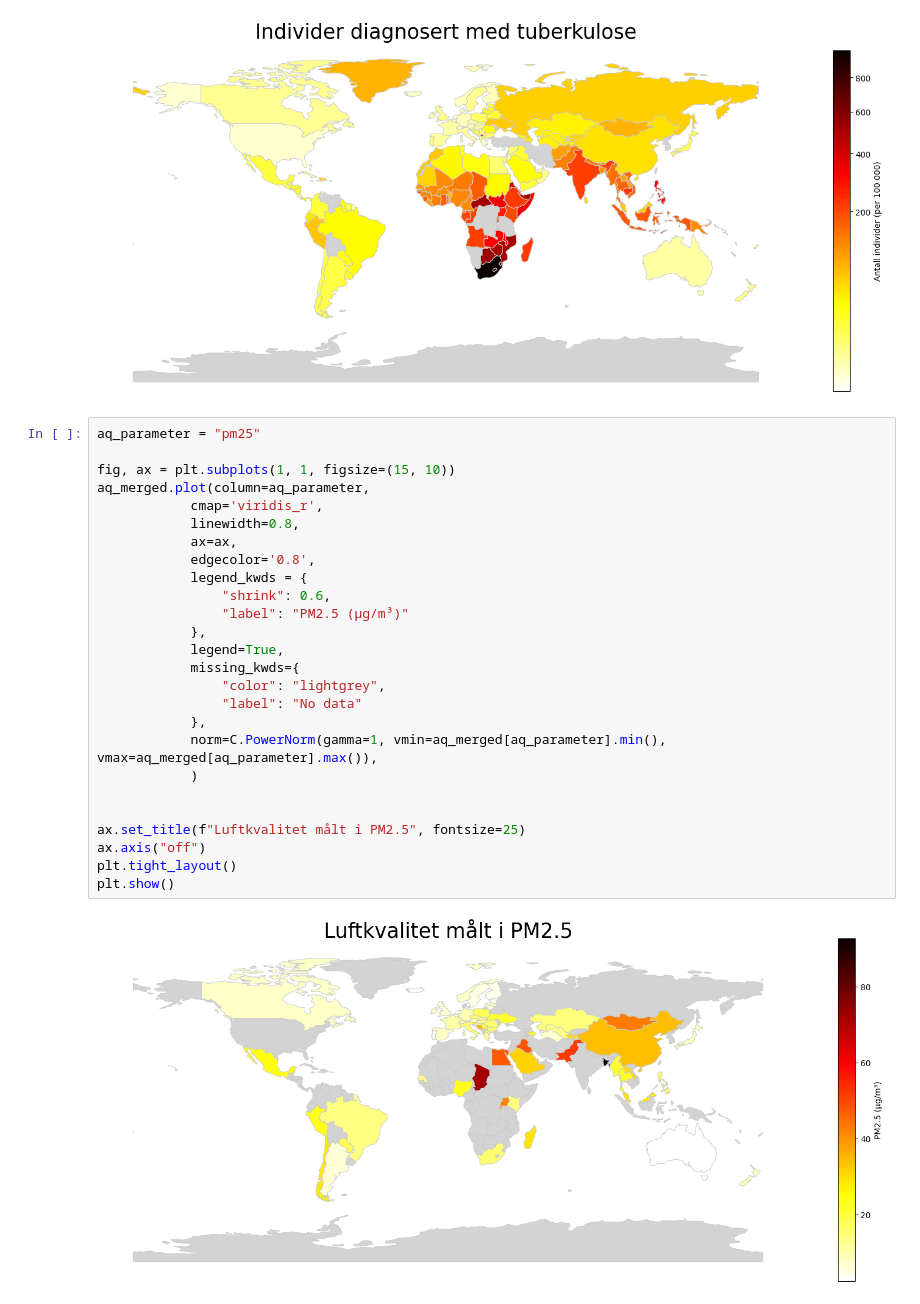
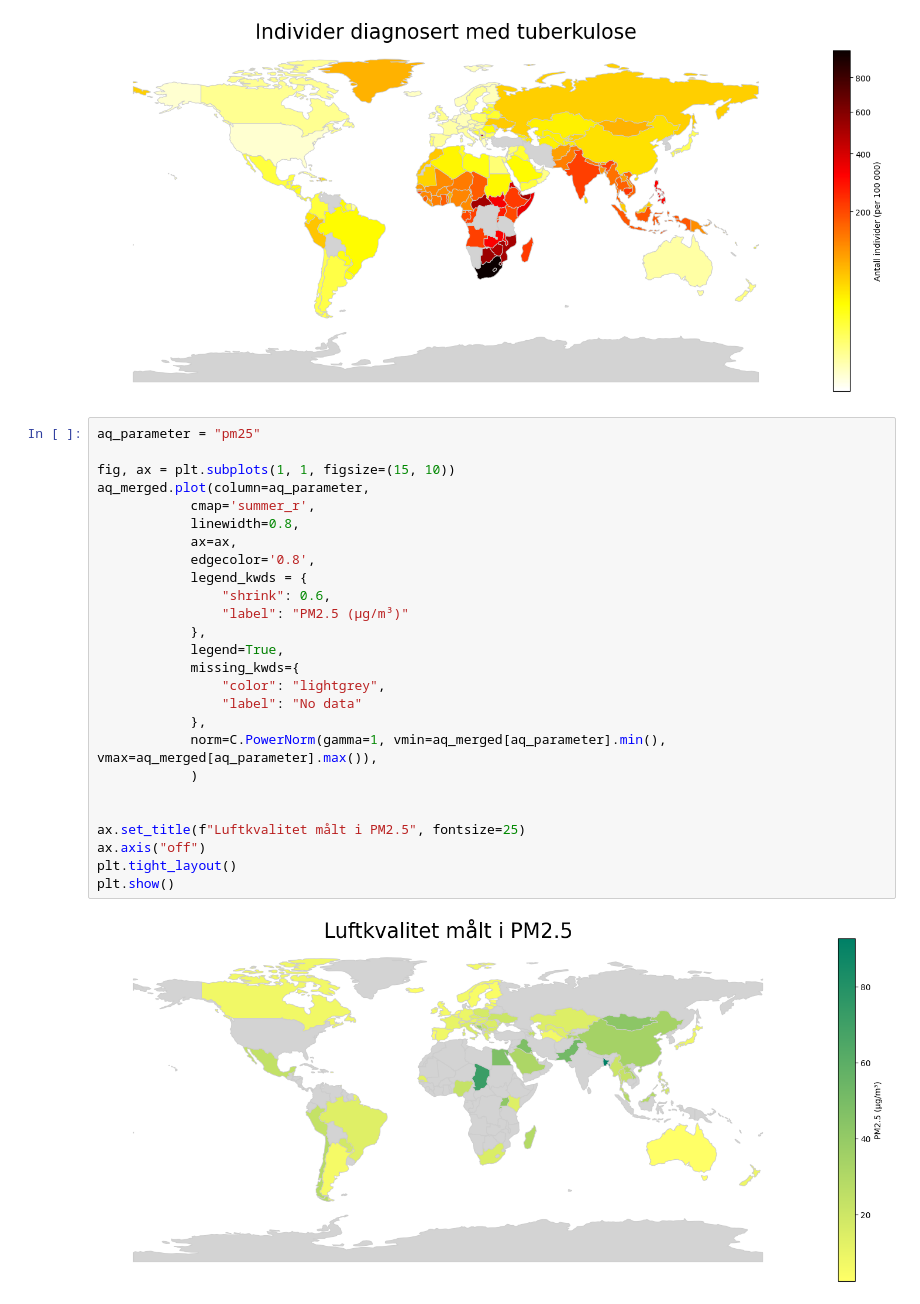
Before and after one commit to Chrispoo3680/air-quiality-vs-illness, a Jupyter notebook: notebooks/geopandas_test.ipynb, the cells around one changed output. Saved outputs shown, nothing was run; the diff lists cells and outputs as text.

```diff
--- a/notebooks/geopandas_test.ipynb
+++ b/notebooks/geopandas_test.ipynb
@@ -88,28 +88,28 @@ plt.show()
 # %%
 aq_parameter = "pm25"
 
 fig, ax = plt.subplots(1, 1, figsize=(15, 10))
 aq_merged.plot(column=aq_parameter,
-            cmap='viridis_r',
+            cmap='summer_r',
             linewidth=0.8,
             ax=ax,
             edgecolor='0.8',
             legend_kwds = {
                 "shrink": 0.6,
                 "label": "PM2.5 (µg/m³)"
             },
             legend=True,
             missing_kwds={
                 "color": "lightgrey",
                 "label": "No data"
             },
             norm=C.PowerNorm(gamma=1, vmin=aq_merged[aq_parameter].min(), vmax=aq_merged[aq_parameter].max()),
             )
 
 
 ax.set_title(f"Luftkvalitet målt i PM2.5", fontsize=25)
 ax.axis("off")
 plt.tight_layout()
 plt.show()
 # %% [output]
-[figure, old version]
+[figure, new version]
```
Also changed, not shown: 1 other file.
